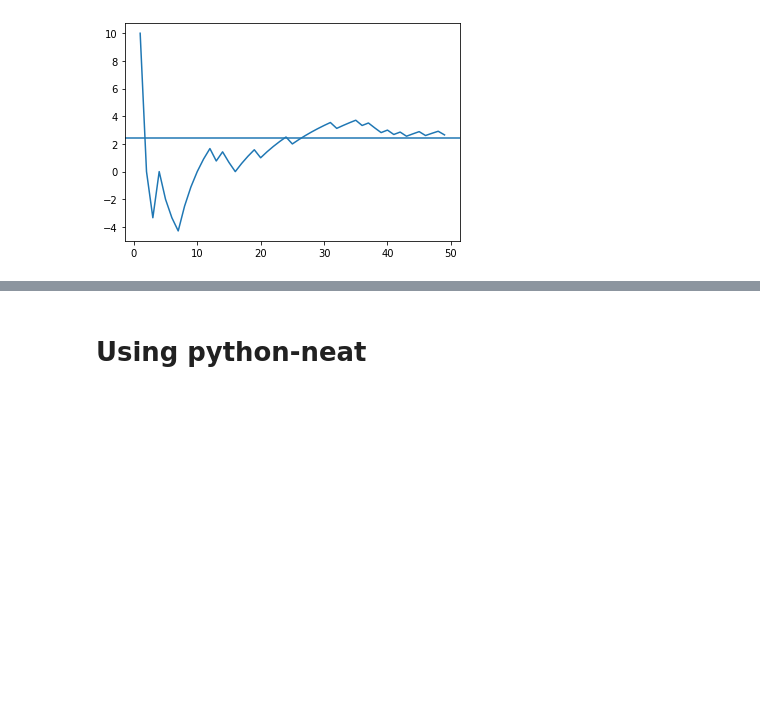
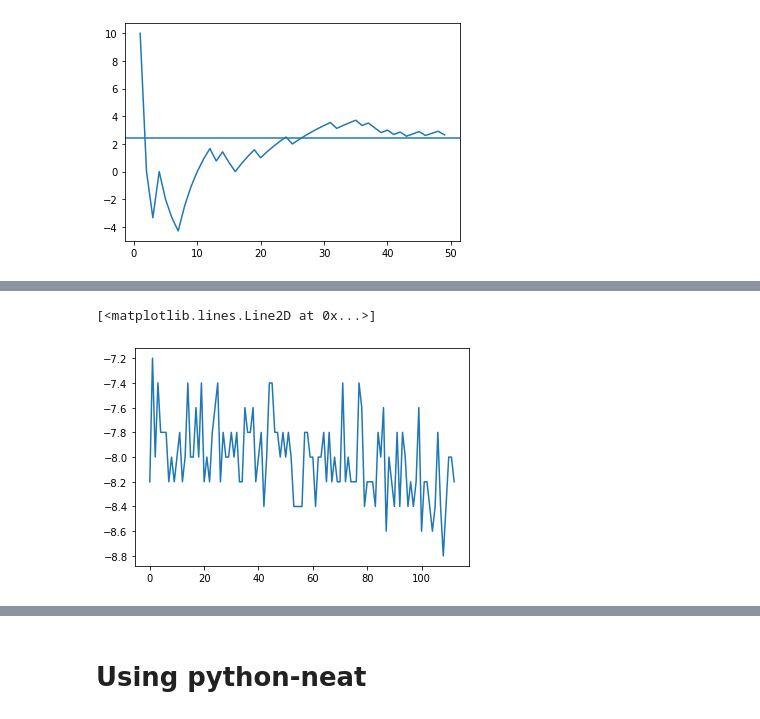
Before and after one commit to HumanCompatibleAI/better-adversarial-defenses, a Jupyter notebook: evolve.ipynb, the cells around one changed output, grey strips where cells are left out. Saved outputs shown, nothing was run; the diff lists cells and outputs as text; code cells hidden in the pictures; blank space fills up the shorter version.

```diff
--- a/evolve.ipynb
+++ b/evolve.ipynb
@@ -100,0 +113,5 @@ plt.axhline(np.mean(R))
+# %%
+plt.plot(stats.get_fitness_stat(np.max))
+# %% [output]
+[<matplotlib.lines.Line2D at 0x...>]
+[figure, added]
```
Also changed, not shown: parts of 6 cells of this notebook, 2 other files.
